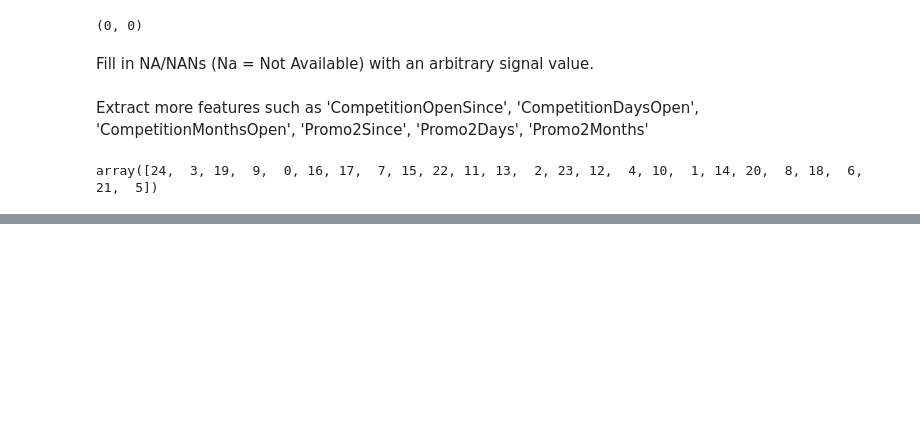
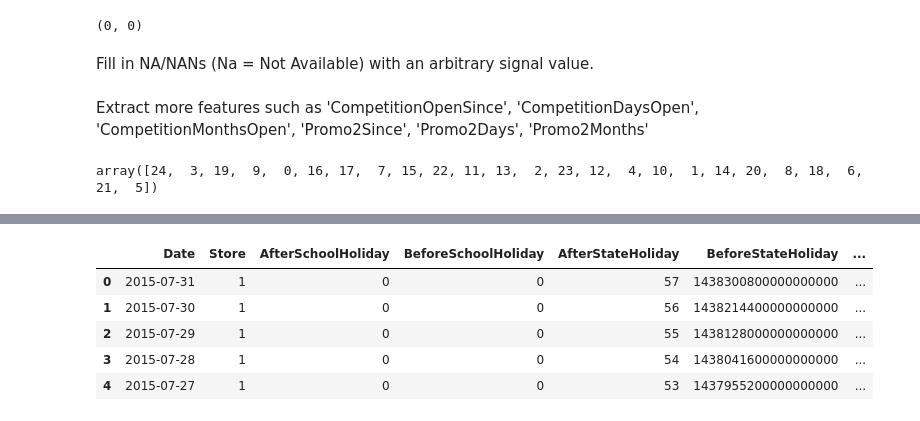
Before and after one commit to vault-42/fastai-lesson-recreations, a Jupyter notebook: lesson3_recreated.ipynb, the cells around one changed output, grey strips where cells are left out. Cells and saved outputs as stored; diff of their text form; code cells hidden in the pictures; blank space fills up the shorter version.

```diff
--- a/lesson3_recreated.ipynb
+++ b/lesson3_recreated.ipynb
@@ -305,0 +389,33 @@ ArrowIOError: Failed to open local file: ~/data/rossmann/joined , error: Success
+# %%
+backwards_train.drop(labels='Store', axis=1, inplace=True)
+backwards_train.reset_index(inplace=True)
+
+backwards_test.drop(labels='Store', axis=1, inplace=True)
+backwards_test.reset_index(inplace=True)
+
+forwards_train.drop(labels='Store', axis=1, inplace=True)
+forwards_train.reset_index(inplace=True)
+
+forwards_test.drop(labels='Store', axis=1, inplace=True)
+forwards_test.reset_index(inplace=True)
+# %%
+df_train.reset_index(inplace=True)
+df_test.reset_index(inplace=True)
+# %%
+df_train = df_train.merge(backwards_train, 'left', ['Date', 'Store'], suffixes=['', '_bw'])
+df_test = df_test.merge(backwards_test, 'left', ['Date', 'Store'], suffixes=['', '_bw'])
+
+df_train = df_train.merge(forwards_train, 'left', ['Date', 'Store'], suffixes=['', '_fw'])
+df_test = df_test.merge(forwards_test, 'left', ['Date', 'Store'], suffixes=['', '_fw'])
+# %%
+df_train.drop(columns,1,inplace=True)
+df_test.drop(columns,1,inplace=True)
+# %%
+df_train.head()
+# %% [output]
+|  | Date | Store | AfterSchoolHoliday | BeforeSchoolHoliday | AfterStateHoliday | BeforeStateHoliday | ... |
+| 0 | 2015-07-31 | 1 | 0 | 0 | 57 | 1438300800000000000 | ... |
+| 1 | 2015-07-30 | 1 | 0 | 0 | 56 | 1438214400000000000 | ... |
+| 2 | 2015-07-29 | 1 | 0 | 0 | 55 | 1438128000000000000 | ... |
+| 3 | 2015-07-28 | 1 | 0 | 0 | 54 | 1438041600000000000 | ... |
+| 4 | 2015-07-27 | 1 | 0 | 0 | 53 | 1437955200000000000 | ... |
```
Also changed, not shown: parts of 24 cells of this notebook.
